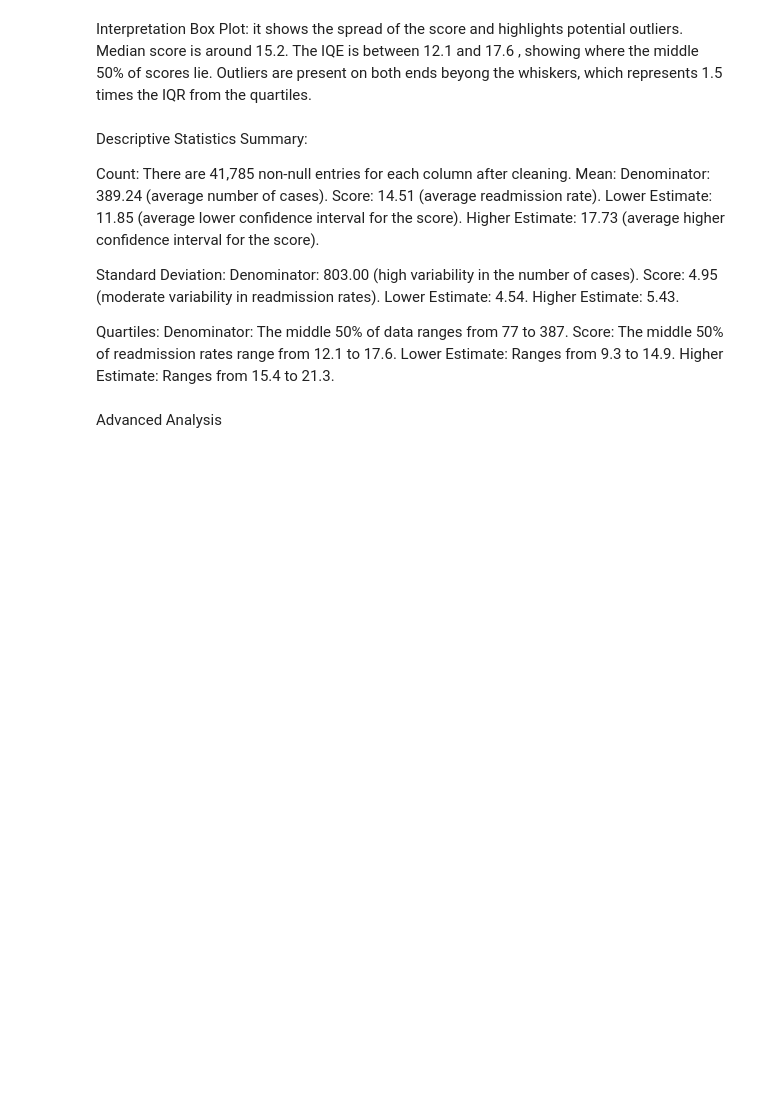
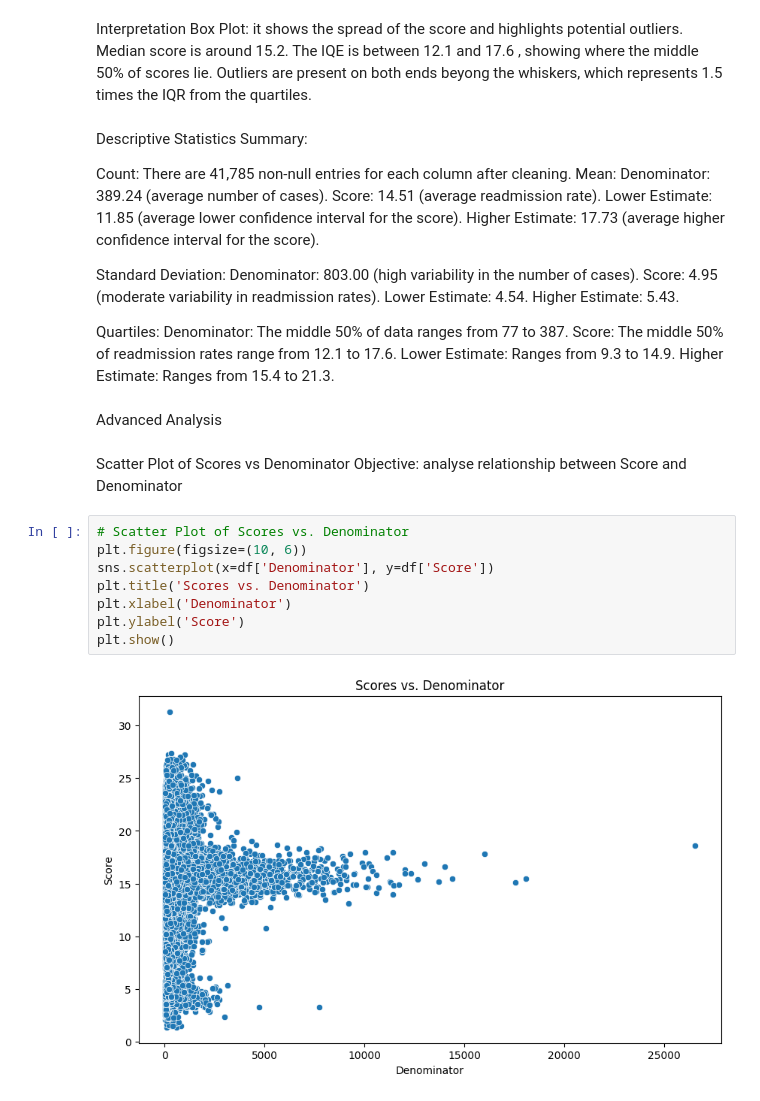
Before and after one commit to Mariejlo/Data-analytics-projects-, a Jupyter notebook: Telemedicine.ipynb, the cells around one changed output. Drawn from its saved outputs; the diff is of its cells as text; blank space fills up the shorter version.

Commit message:
Advanced analysis and visualisations

```diff
--- a/Telemedicine.ipynb
+++ b/Telemedicine.ipynb
@@ -196,3 +196,16 @@ Lower Estimate: Ranges from 9.3 to 14.9.
 Higher Estimate: Ranges from 15.4 to 21.3.
 # %% [markdown]
 Advanced Analysis
+# %% [markdown]
+Scatter Plot of Scores vs Denominator
+Objective: analyse relationship between Score and Denominator
+# %%
+# Scatter Plot of Scores vs. Denominator
+plt.figure(figsize=(10, 6))
+sns.scatterplot(x=df['Denominator'], y=df['Score'])
+plt.title('Scores vs. Denominator')
+plt.xlabel('Denominator')
+plt.ylabel('Score')
+plt.show()
+# %% [output]
+[figure, added]
```
Also changed, not shown: parts of 18 cells of this notebook.
